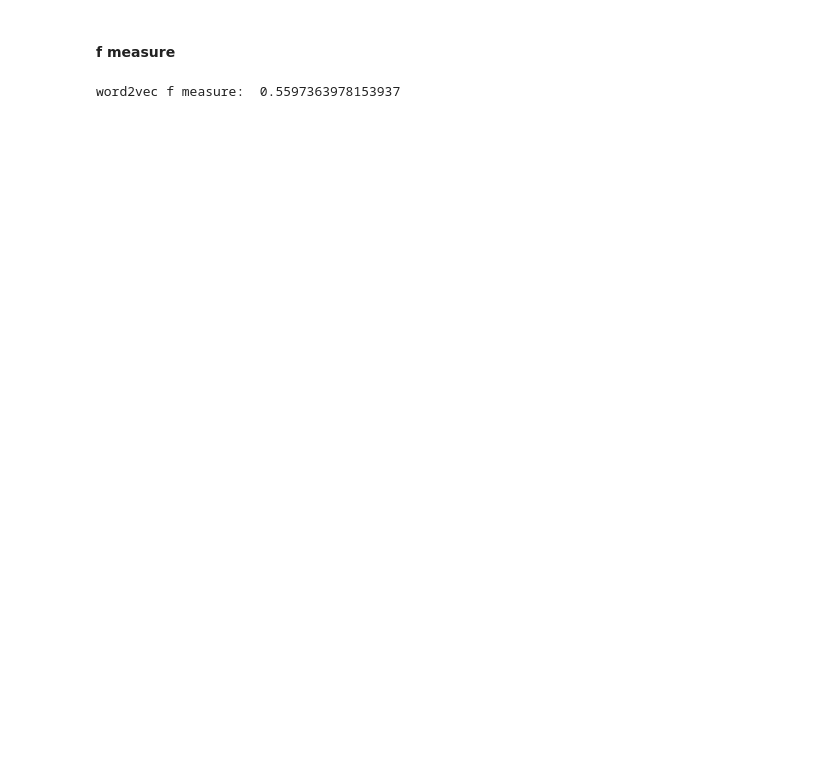
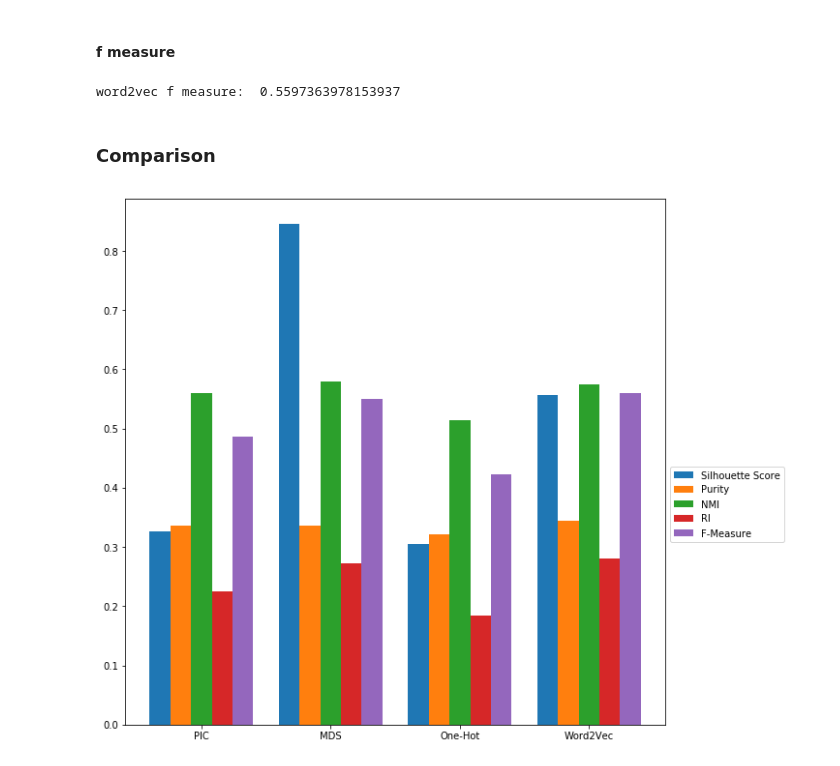
Before and after one commit to SLIPO-EU/sansa-poi, a Jupyter notebook: src/evaluation/clustering_eva.ipynb, the cells around one changed output. Cells and saved outputs as stored; diff of their text form; code cells hidden in the pictures; blank space fills up the shorter version.

Commit message:
add evaluation comparison

```diff
--- a/src/evaluation/clustering_eva.ipynb
+++ b/src/evaluation/clustering_eva.ipynb
@@ -571,7 +603,7 @@ word2vec nmi:  0.5752707533224323
 # %% [markdown]
 #### rand index
 # %%
-tp, fp, fn, ri = cal_ri(num_pois, word2vec_clusters, word2vec_categories, word2vec_categories_in_clusters)
+w2v_tp, w2v_fp, w2v_fn, w2v_ri = cal_ri(num_pois, word2vec_clusters, word2vec_categories, word2vec_categories_in_clusters)
 # %% [output]
 tp_fp:  169874
 tp:  47767
@@ -592,7 +624,24 @@ tn:  0
 ri:  0.2811907649198818
 # %% [markdown]
 #### f measure
-# %%
-print('word2vec f measure: ', cal_f(tp, fp, fn, 1.5))
-# %% [output]
-word2vec f measure:  0.5597363978153937
+# %%
+w2v_f = cal_f(w2v_tp, w2v_fp, w2v_fn, 1.5)
+print('word2vec f measure: ', w2v_f)
+# %% [output]
+word2vec f measure:  0.5597363978153937
+# %% [markdown]
+### Comparison
+# %%
+algorithms = ['PIC', 'MDS', 'One-Hot', 'Word2Vec']
+metrics = ['Silhouette Score', 'Purity', 'NMI', 'RI', 'F-Measure']
+ss_metrics = [pic_silhouette_score, mds_silhouette_score, onehot_silhouette_score, word2vec_silhouette_score]
+purity_metrics = [pic_purity, mds_purity, onehot_purity, word2vec_purity]
+nmi_metrics = [pic_nmi, mds_nmi, onehot_nmi, word2vec_nmi]
+ri_metrics = [pic_ri, mds_ri, onehot_ri, w2v_ri]
+f_metrics = [pic_f, mds_f, onehot_f, w2v_f]
+# %%
+two_d_metrics = [ss_metrics, purity_metrics, nmi_metrics, ri_metrics, f_metrics]
+# %%
+bar_plot(two_d_metrics, algorithms, metrics)
+# %% [output]
+[figure, added]
```
Also changed, not shown: parts of 11 cells of this notebook.
